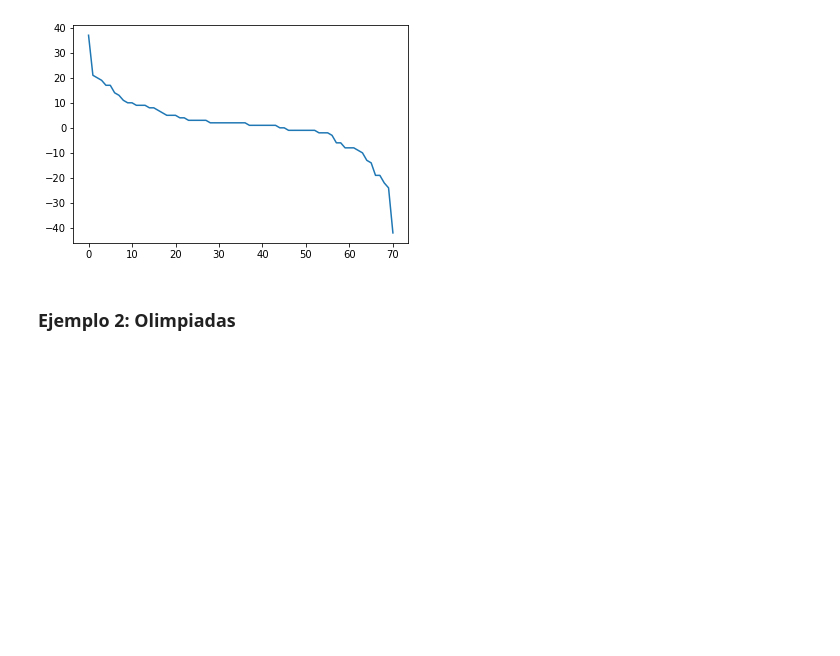
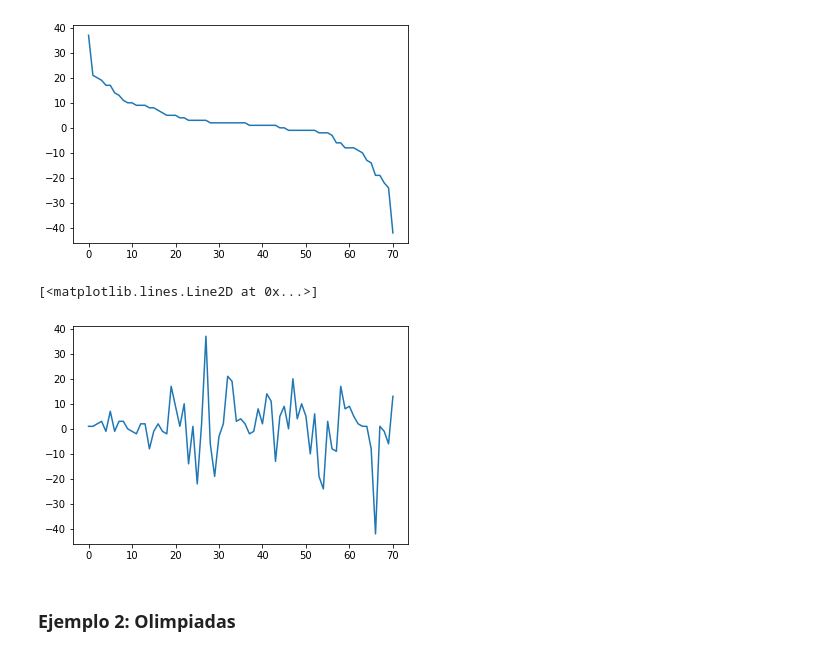
Before and after one commit to tbasile/Networks, a Jupyter notebook: Networks de Rankings.ipynb, the cells around one changed output. Cells and saved outputs as stored; diff of their text form; code cells hidden in the pictures; blank space fills up the shorter version.

```diff
--- a/Networks de Rankings.ipynb
+++ b/Networks de Rankings.ipynb
@@ -192,6 +192,23 @@ Info: Graph with 71 nodes and 780 edges
 Average Clustering: 0.5974787220320238
 Degrees de los nodos ordenados de mayor a menor:
 [figure]
+# %%
+degrees = [G.degree(i,weight="peso") for i in G.nodes()]
+degrees
+
+df_ant = df[df["Date"]=='2018-09-17']
+df_ant = df_ant[["Ranking","Player"]]
+
+
+rangos_or = []
+for name in df_ant["Player"]:
+    ind = np.where(nodos == name)
+    if len(ind[0])==1:
+        rangos_or.append(degrees[ind[0][0]])
+plt.plot(rangos_or)
+# %% [output]
+[<matplotlib.lines.Line2D at 0x...>]
+[figure, added]
 # %% [markdown]
 ### Ejemplo 2: Olimpiadas
 # %%
```
Also changed, not shown: parts of 3 cells of this notebook.
